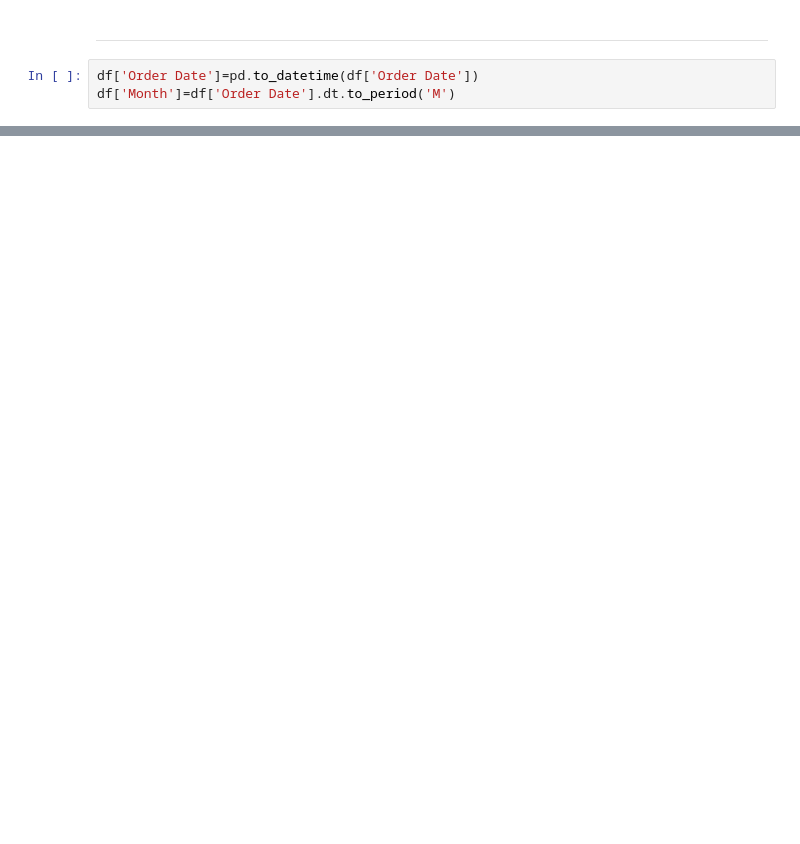
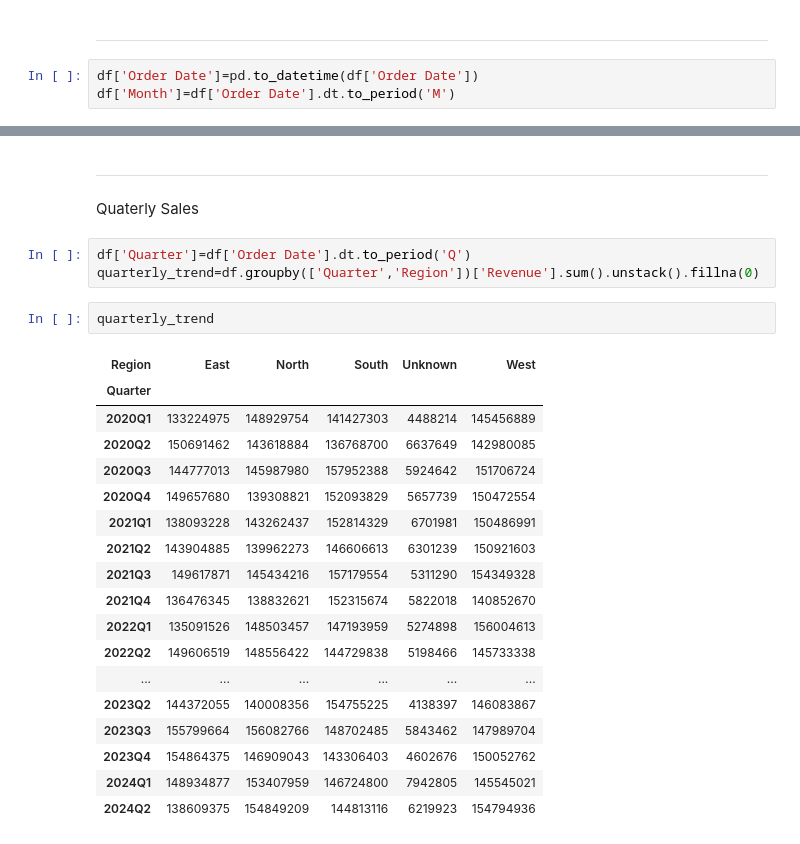
Before and after one commit to Pratik1Bhuwad/Market-Insight-AI-Agent, a Jupyter notebook: marketDataAnalysis.ipynb, the cells around one changed output, grey strips where cells are left out. Saved outputs shown, nothing was run; the diff lists cells and outputs as text; blank space fills up the shorter version.

```diff
--- a/marketDataAnalysis.ipynb
+++ b/marketDataAnalysis.ipynb
@@ -103,0 +160,27 @@ df['Month']=df['Order Date'].dt.to_period('M')
+# %% [markdown]
+---
+Quaterly Sales
+# %%
+df['Quarter']=df['Order Date'].dt.to_period('Q')
+quarterly_trend=df.groupby(['Quarter','Region'])['Revenue'].sum().unstack().fillna(0)
+# %%
+quarterly_trend
+# %% [output]
+| Region | East | North | South | Unknown | West |
+| Quarter |  |  |  |  |  |
+| 2020Q1 | 133224975 | 148929754 | 141427303 | 4488214 | 145456889 |
+| 2020Q2 | 150691462 | 143618884 | 136768700 | 6637649 | 142980085 |
+| 2020Q3 | 144777013 | 145987980 | 157952388 | 5924642 | 151706724 |
+| 2020Q4 | 149657680 | 139308821 | 152093829 | 5657739 | 150472554 |
+| 2021Q1 | 138093228 | 143262437 | 152814329 | 6701981 | 150486991 |
+| 2021Q2 | 143904885 | 139962273 | 146606613 | 6301239 | 150921603 |
+| 2021Q3 | 149617871 | 145434216 | 157179554 | 5311290 | 154349328 |
+| 2021Q4 | 136476345 | 138832621 | 152315674 | 5822018 | 140852670 |
+| 2022Q1 | 135091526 | 148503457 | 147193959 | 5274898 | 156004613 |
+| 2022Q2 | 149606519 | 148556422 | 144729838 | 5198466 | 145733338 |
+| ... | ... | ... | ... | ... | ... |
+| 2023Q2 | 144372055 | 140008356 | 154755225 | 4138397 | 146083867 |
+| 2023Q3 | 155799664 | 156082766 | 148702485 | 5843462 | 147989704 |
+| 2023Q4 | 154864375 | 146909043 | 143306403 | 4602676 | 150052762 |
+| 2024Q1 | 148934877 | 153407959 | 146724800 | 7942805 | 145545021 |
+| 2024Q2 | 138609375 | 154849209 | 144813116 | 6219923 | 154794936 |
```
Also changed, not shown: parts of 19 cells of this notebook.
